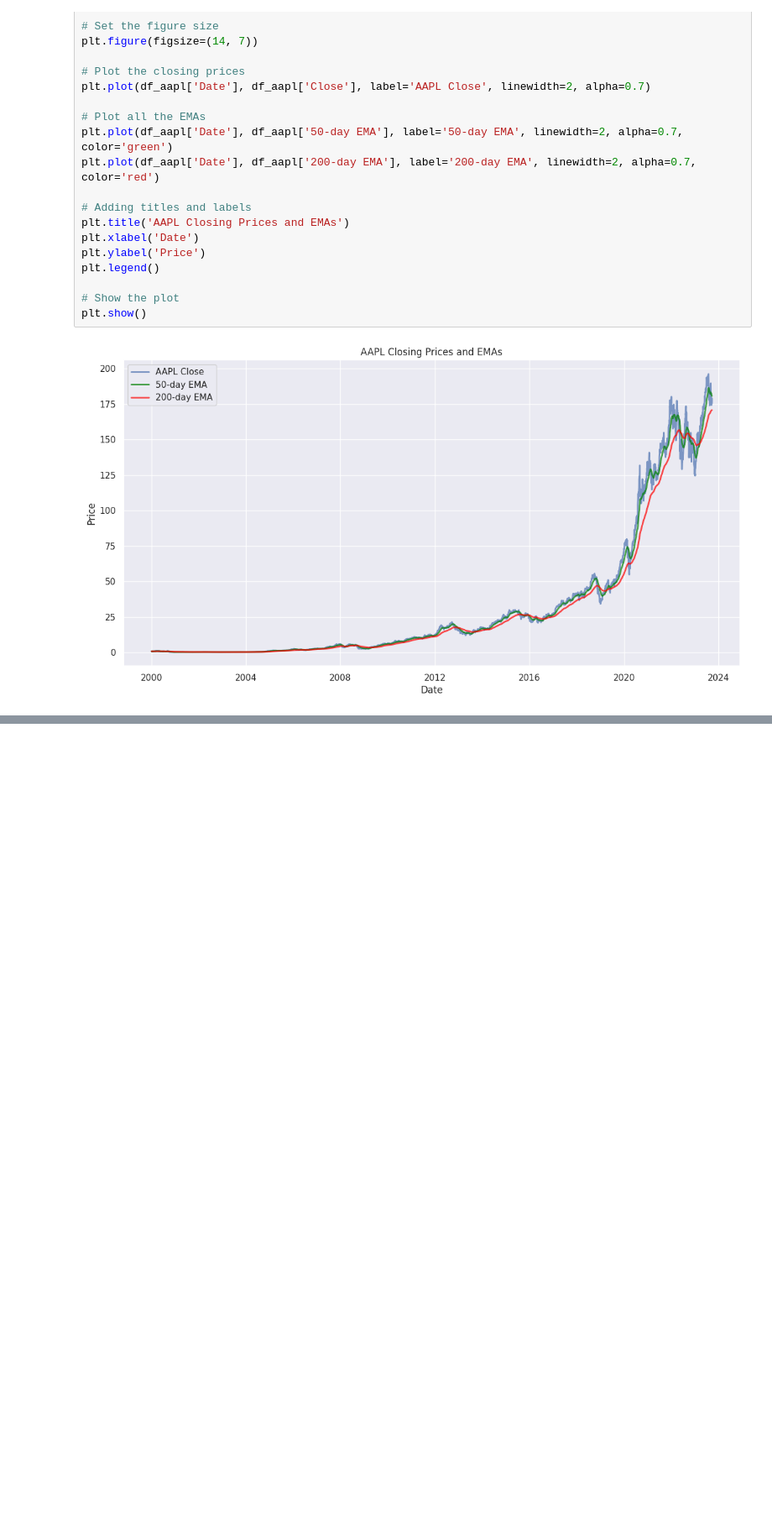
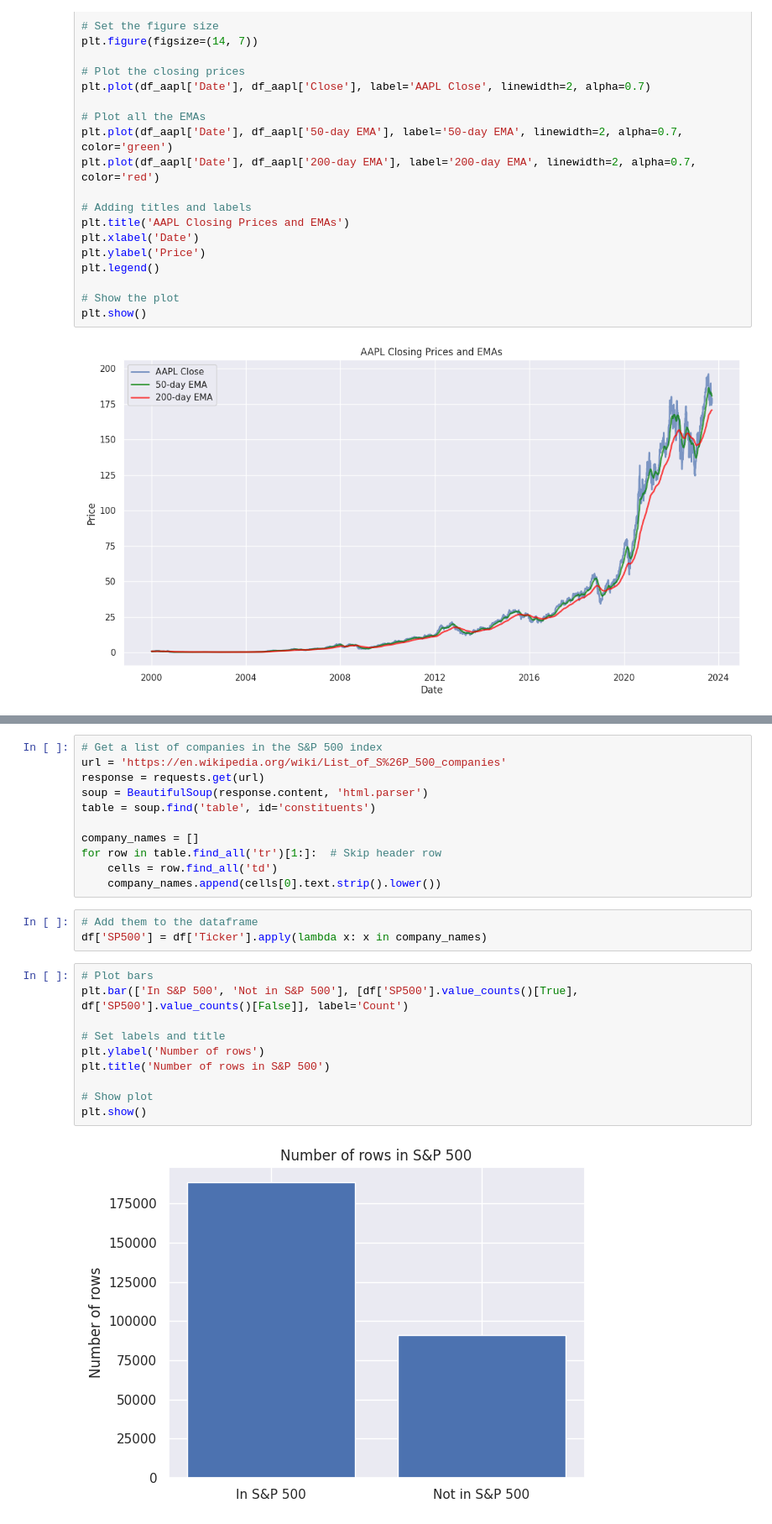
Before and after one commit to christofkaelin/ca683-project-group-1, a Jupyter notebook: CA683_Project_Group1.ipynb, the cells around one changed output, grey strips where cells are left out. Shown: that part at 84% size. Saved outputs shown, nothing was run; the diff lists cells and outputs as text; blank space fills up the shorter version.

```diff
--- a/CA683_Project_Group1.ipynb
+++ b/CA683_Project_Group1.ipynb
@@ -354,0 +364,26 @@ plt.show()
+# %%
+# Get a list of companies in the S&P 500 index
+url = 'https://en.wikipedia.org/wiki/List_of_S%26P_500_companies'
+response = requests.get(url)
+soup = BeautifulSoup(response.content, 'html.parser')
+table = soup.find('table', id='constituents')
+
+company_names = []
+for row in table.find_all('tr')[1:]:  # Skip header row
+    cells = row.find_all('td')
+    company_names.append(cells[0].text.strip().lower())
+# %%
+# Add them to the dataframe
+df['SP500'] = df['Ticker'].apply(lambda x: x in company_names)
+# %%
+# Plot bars
+plt.bar(['In S&P 500', 'Not in S&P 500'], [df['SP500'].value_counts()[True], df['SP500'].value_counts()[False]], label='Count')
+
+# Set labels and title
+plt.ylabel('Number of rows')
+plt.title('Number of rows in S&P 500')
+
+# Show plot
+plt.show()
+# %% [output]
+[figure, added]
```
Also changed, not shown: parts of 11 cells of this notebook.
